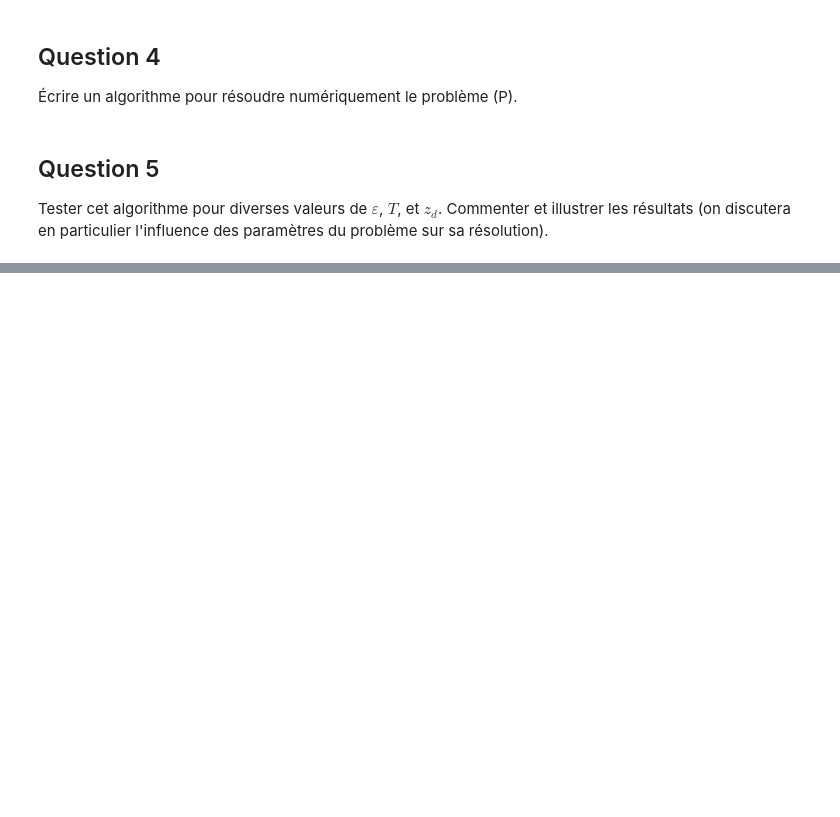
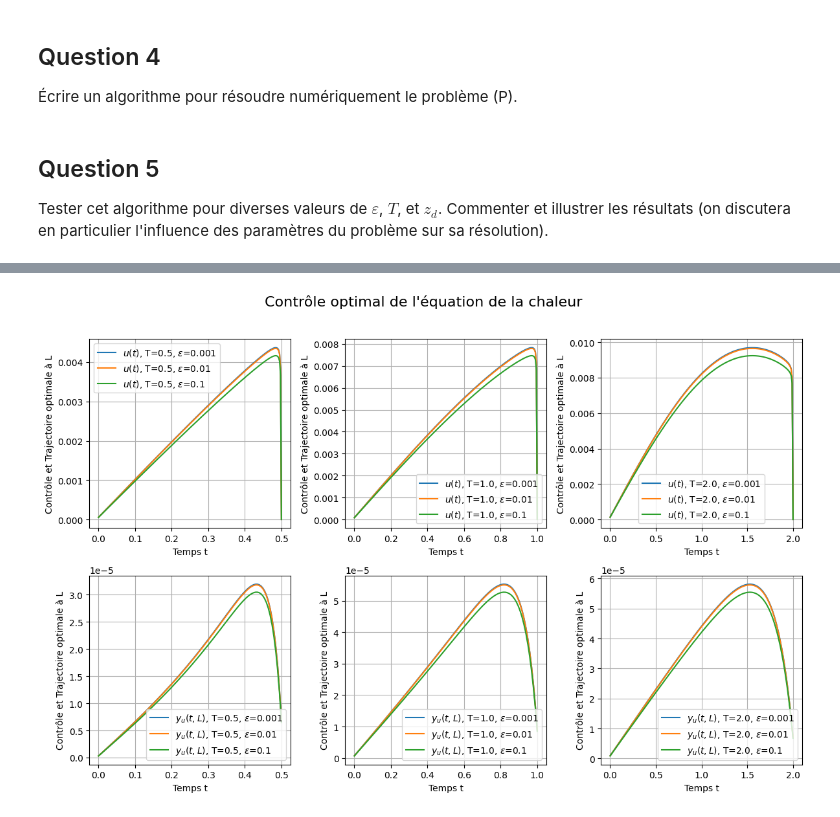
Before and after one commit to jobinhio/projets-data-science, a Jupyter notebook: Controle Optimal/Duprez/TP3.ipynb, the cells around one changed output, grey strips where cells are left out. Cells and saved outputs as stored; diff of their text form; code cells hidden in the pictures; blank space fills up the shorter version.

```diff
--- a/Controle Optimal/Duprez/TP3.ipynb
+++ b/Controle Optimal/Duprez/TP3.ipynb
@@ -513,0 +524,53 @@ plt.show()
+# %%
+import numpy as np
+import matplotlib.pyplot as plt
+from scipy.linalg import solve
+
+
+
+# Paramètres à faire varier
+T_values = [0.5, 1.0, 2.0]
+epsilon_values = [0.001, 0.01, 0.1]
+
+def zd(t):
+        return np.sin(t)
+
+def Test(epsilon_values,T_values, zd):
+    # Paramètres fixes
+    Nx = 100
+    Nt = 200
+
+
+    # Création de la matrice de sous-graphiques 2x3
+    fig, ax = plt.subplots(2, 3, sharex=False, sharey=False, figsize=(12, 8))
+    # fig, ax = plt.subplots(2, 3, sharex=True, sharey=False, figsize=(12, 8))
+    fig.suptitle("Contrôle optimal de l'équation de la chaleur", fontsize=16)
+
+
+
+    for i, T in enumerate(T_values):
+        for j, epsilon in enumerate(epsilon_values):
+            U_optimal, Y_direct = solver(Nx, Nt, L, T, zd, epsilon)
+
+            # Visualisation des résultats
+            ax[0, i].plot(np.linspace(0, T, Nt + 1), U_optimal[-1, :], label=f'$u(t)$, T={T}, $\epsilon$={epsilon}')
+
+            # Affichage de la trajectoire optimale Y_direct(t, L)
+            ax[1, i].plot(np.linspace(0, T, Nx - 1), Y_direct[-1,:], label=f'$y_u(t, L)$, T={T}, $\epsilon$={epsilon}')
+            # ax[1, i].plot(np.linspace(0, T, Nt + 1), Y_direct[:,-1], label=f'$y_u(t, L)$, T={T}, $\epsilon$={epsilon}')
+
+
+    # Ajustements des paramètres globaux des sous-graphiques
+    for a in ax.flat:
+        a.set(xlabel='Temps t', ylabel='Contrôle et Trajectoire optimale à L')
+        a.legend()
+        a.grid(True)
+
+    # Ajustement de l'espacement entre les sous-graphiques
+    fig.tight_layout(rect=[0, 0, 1, 0.96])
+    plt.show()
+
+
+Test(epsilon_values,T_values, zd)
+# %% [output]
+[figure, added]
```
Also changed, not shown: parts of 2 cells of this notebook.
